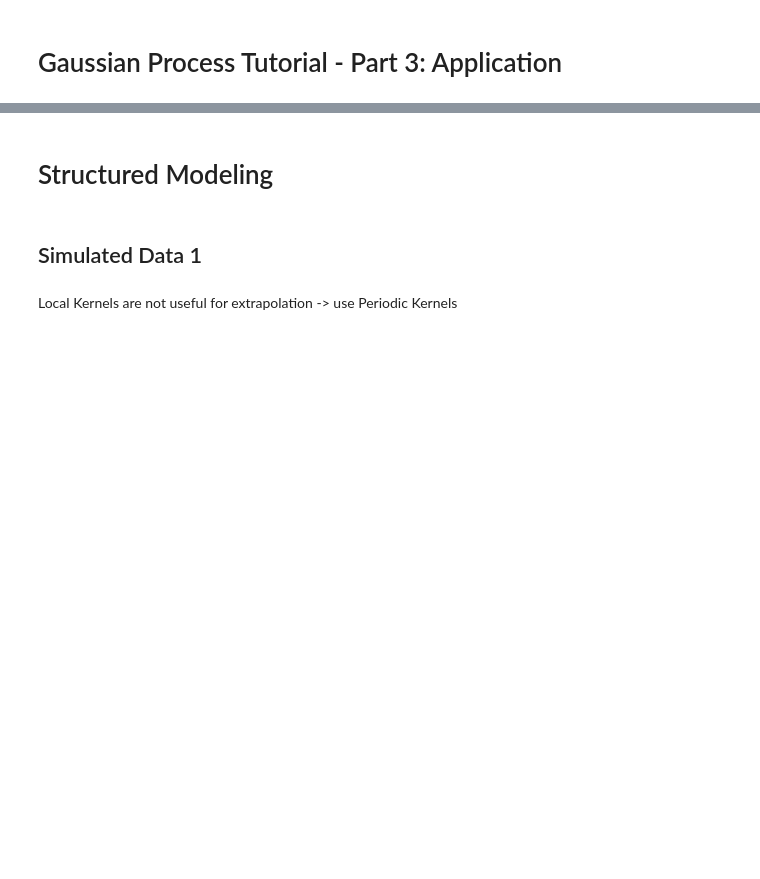
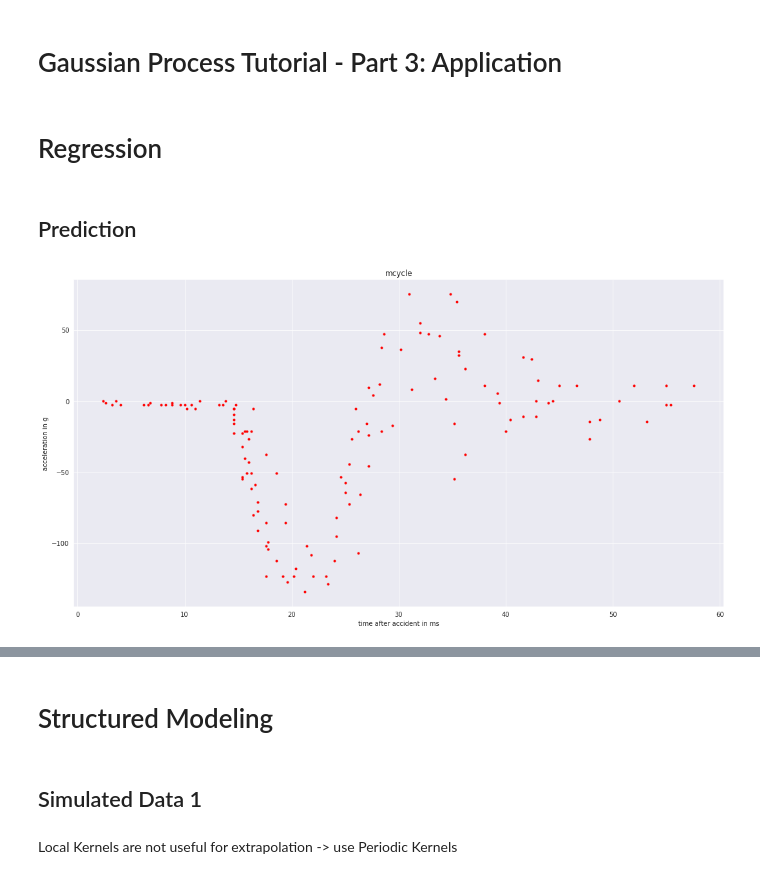
Before and after one commit to kaijennissen/gaussian_processes, a Jupyter notebook: gp-tutorial/gp-tutorial-3-application.ipynb, the cells around one changed output, grey strips where cells are left out. Cells and saved outputs as stored; diff of their text form; code cells hidden in the pictures; blank space fills up the shorter version.

```diff
--- a/gp-tutorial/gp-tutorial-3-application.ipynb
+++ b/gp-tutorial/gp-tutorial-3-application.ipynb
@@ -255,3 +255,27 @@ class mult_Kernels():
     def __call__(self, X1, X2=None):
         K = self.kernel1(X1, X2) * self.kernel2(X1, X2)
         return K
+# %% [markdown]
+# Regression
+# %% [markdown]
+## Prediction
+# %%
+# Load the data - measurements of head acceleration in a simulated motorcycle accident,
+mcycle = pd.read_csv(
+   "mcycle.csv",
+    dtype=np.float64,
+    sep=";",
+    decimal=","
+)
+# %%
+fig, ax1 = plt.subplots(figsize=(15, 8))
+
+ax1.plot(mcycle['times'],mcycle['accel'], 'r.')
+ax1.set_title('mcycle')
+ax1.set_xlabel('time after accident in ms')
+ax1.set_ylabel('acceleration in g')
+
+plt.tight_layout()
+plt.show()
+# %% [output]
+[figure, added]
```
Also changed, not shown: parts of 27 cells of this notebook, 4 other files.
